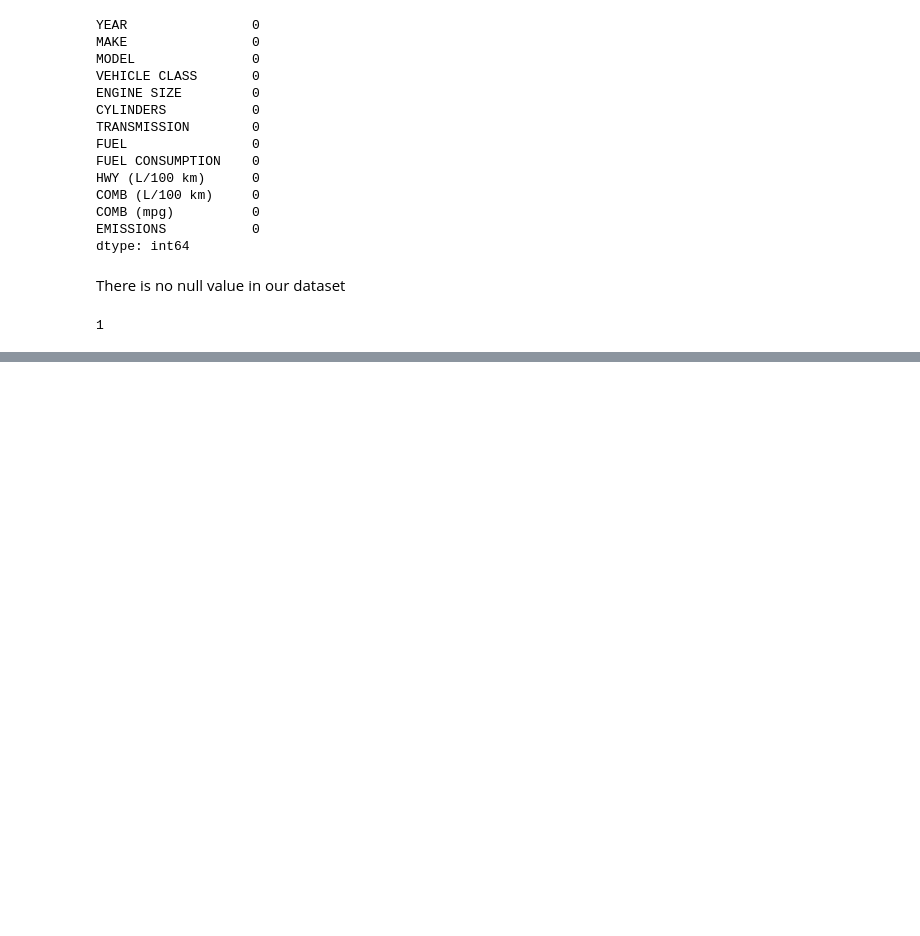
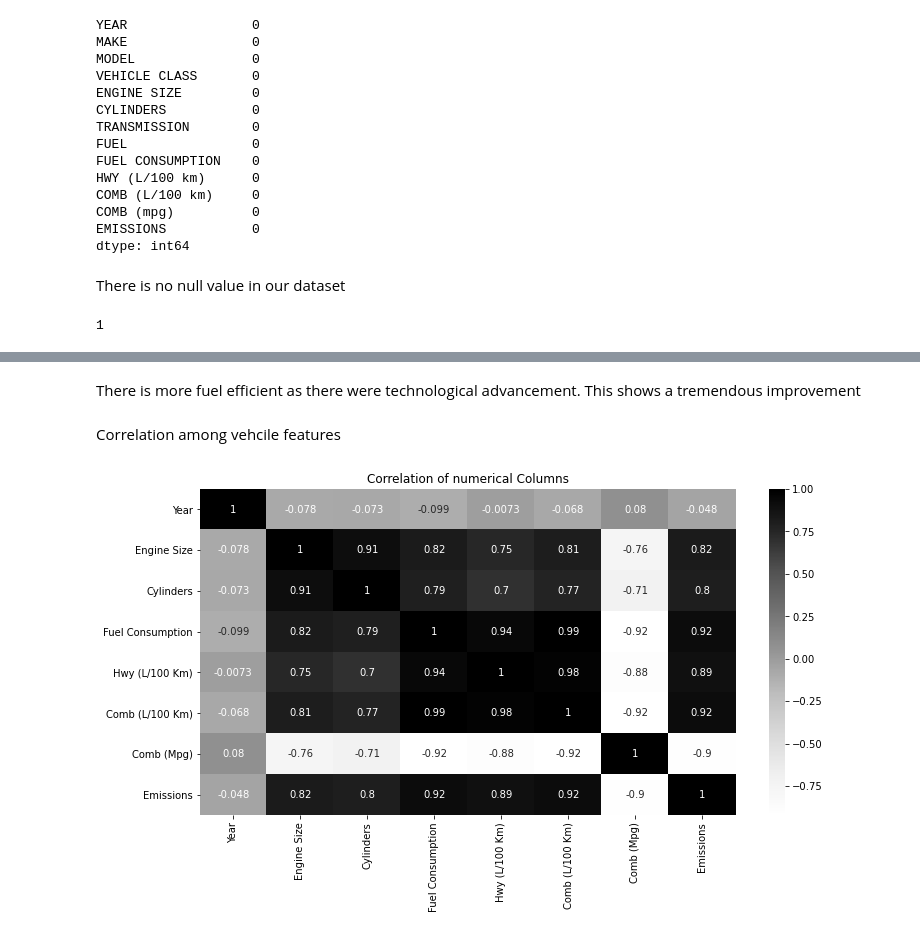
Before and after one commit to WambuiMunene/Phase2-Project_Group-4, a Jupyter notebook: Notebooks/Farah.ipynb, the cells around one changed output, grey strips where cells are left out. Cells and saved outputs as stored; diff of their text form; code cells hidden in the pictures; blank space fills up the shorter version.

```diff
--- a/Notebooks/Farah.ipynb
+++ b/Notebooks/Farah.ipynb
@@ -237,0 +362,14 @@ Name: FUEL, dtype: int64
+# %% [markdown]
+There is more fuel efficient as there were technological advancement. This shows a tremendous improvement
+# %% [markdown]
+Correlation among vehcile features
+# %%
+
+numerical_columns = df.select_dtypes(include=[np.number])
+correlation = numerical_columns.corr()
+plt.figure(figsize=(12,6))
+sns.heatmap(correlation , cmap = 'Greys', annot=True)
+plt.title("Correlation of numerical Columns")
+plt.show()
+# %% [output]
+[figure, added]
```
Also changed, not shown: parts of 27 cells of this notebook.
